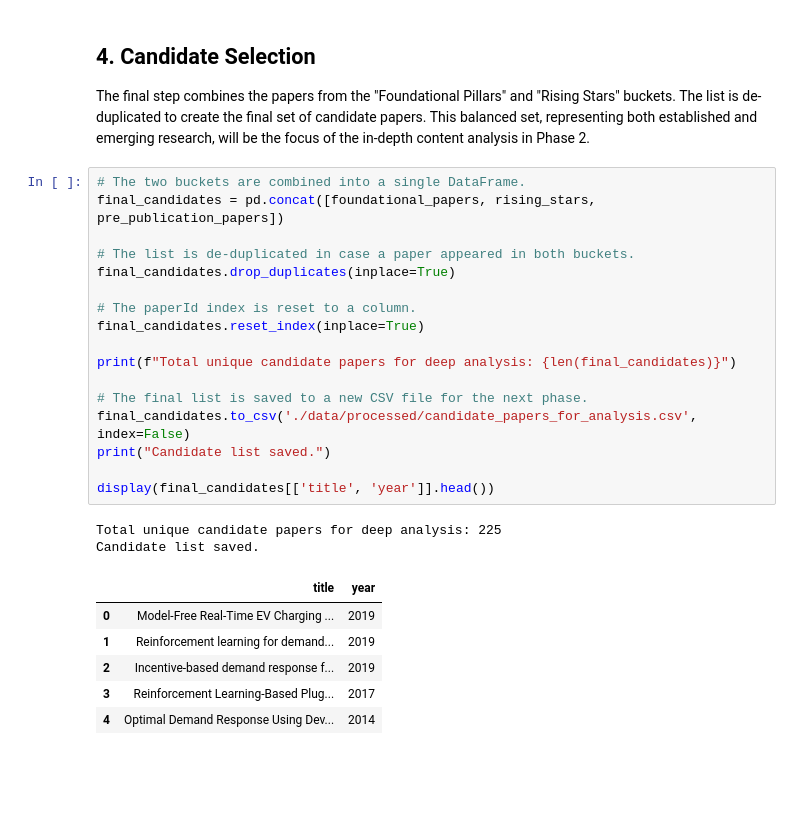
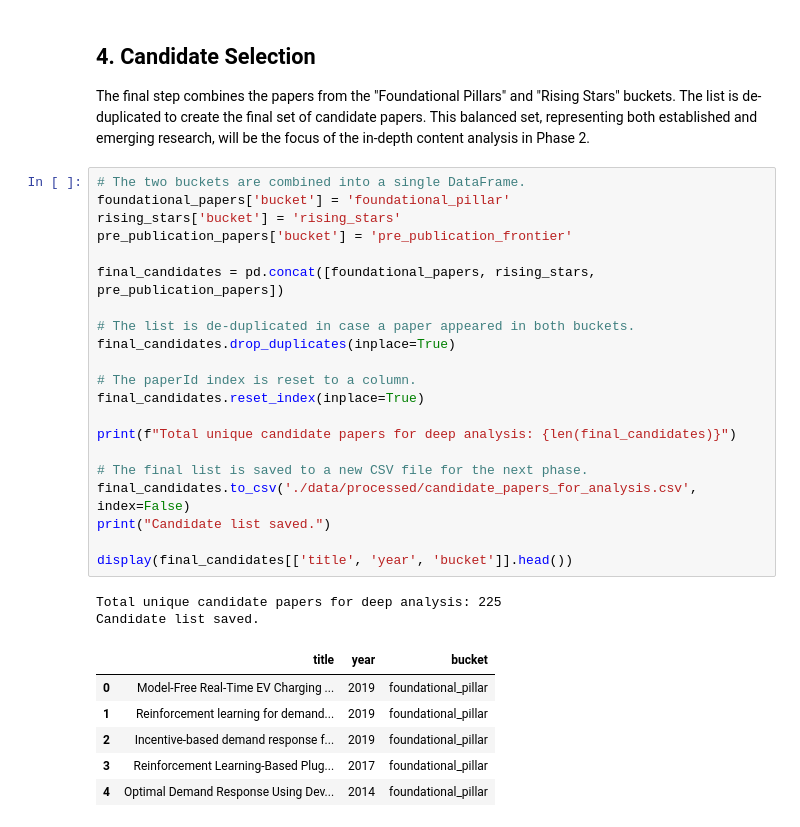
Before and after one commit to MaxiStahl1992/causal-rl-ev-review, a Jupyter notebook: notebooks/05_candidate_selection.ipynb, the cells around one changed output. Cells and saved outputs as stored; diff of their text form; blank space fills up the shorter version.

Commit message:
add pre publication papers

```diff
--- a/notebooks/05_candidate_selection.ipynb
+++ b/notebooks/05_candidate_selection.ipynb
@@ -233,27 +233,31 @@ Identified 25 pre-publication papers.
 The final step combines the papers from the "Foundational Pillars" and "Rising Stars" buckets. The list is de-duplicated to create the final set of candidate papers. This balanced set, representing both established and emerging research, will be the focus of the in-depth content analysis in Phase 2.
 # %%
 # The two buckets are combined into a single DataFrame.
+foundational_papers['bucket'] = 'foundational_pillar'
+rising_stars['bucket'] = 'rising_stars'
+pre_publication_papers['bucket'] = 'pre_publication_frontier'
+
 final_candidates = pd.concat([foundational_papers, rising_stars, pre_publication_papers])
 
 # The list is de-duplicated in case a paper appeared in both buckets.
 final_candidates.drop_duplicates(inplace=True)
 
 # The paperId index is reset to a column.
 final_candidates.reset_index(inplace=True)
 
 print(f"Total unique candidate papers for deep analysis: {len(final_candidates)}")
 
 # The final list is saved to a new CSV file for the next phase.
 final_candidates.to_csv('./data/processed/candidate_papers_for_analysis.csv', index=False)
 print("Candidate list saved.")
 
-display(final_candidates[['title', 'year']].head())
+display(final_candidates[['title', 'year', 'bucket']].head())
 # %% [output]
 Total unique candidate papers for deep analysis: 225
 Candidate list saved.
-|  | title | year |
-| 0 | Model-Free Real-Time EV Charging ... | 2019 |
-| 1 | Reinforcement learning for demand... | 2019 |
-| 2 | Incentive-based demand response f... | 2019 |
-| 3 | Reinforcement Learning-Based Plug... | 2017 |
-| 4 | Optimal Demand Response Using Dev... | 2014 |
+|  | title | year | bucket |
+| 0 | Model-Free Real-Time EV Charging ... | 2019 | foundational_pillar |
+| 1 | Reinforcement learning for demand... | 2019 | foundational_pillar |
+| 2 | Incentive-based demand response f... | 2019 | foundational_pillar |
+| 3 | Reinforcement Learning-Based Plug... | 2017 | foundational_pillar |
+| 4 | Optimal Demand Response Using Dev... | 2014 | foundational_pillar |
```
Also changed, not shown: 1 other file.
